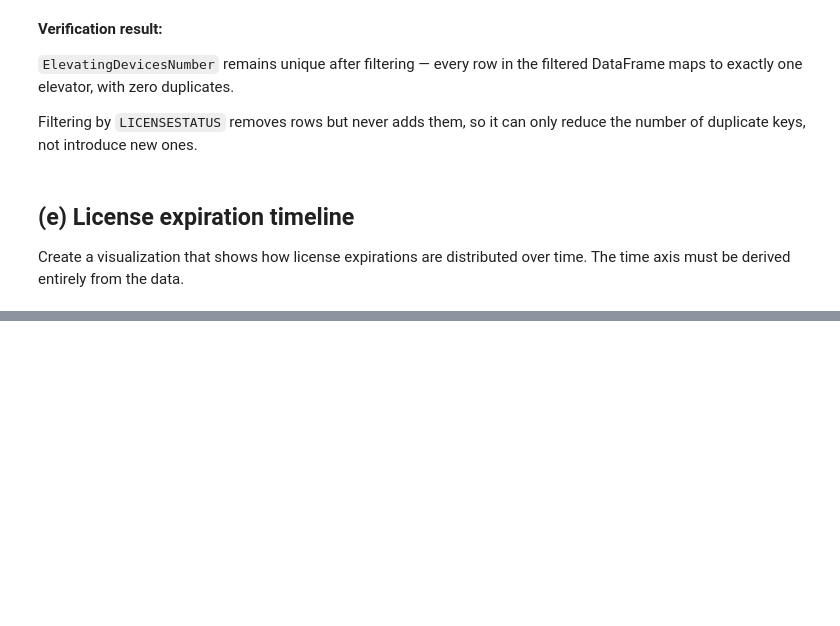
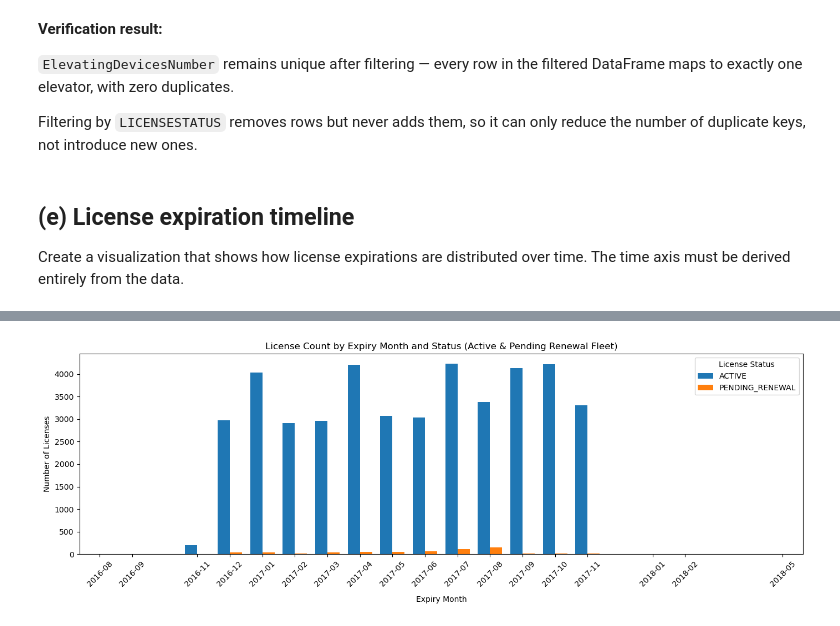
Before and after one commit to crisbol123/rocket-elevators-operations-dashboard, a Jupyter notebook: intelligence/license_analysis.ipynb, the cells around one changed output, grey strips where cells are left out. Saved outputs shown, nothing was run; the diff lists cells and outputs as text; code cells hidden in the pictures; blank space fills up the shorter version.

Commit message:
Extra-Mile 2: Add two-column visualization

```diff
--- a/intelligence/license_analysis.ipynb
+++ b/intelligence/license_analysis.ipynb
@@ -196,0 +192,25 @@ The time axis is generated entirely from the data: `expiry.dt.to_period("M").val
+# %%
+license_df["expiry_month"] = pd.to_datetime(
+    license_df["LICENSEEXPIRYDATE"], format="%d-%b-%y"
+).dt.to_period("M")
+
+grouped = (
+    license_df.groupby(["expiry_month", "LICENSESTATUS"])
+    .size()
+    .unstack("LICENSESTATUS")
+    .fillna(0)
+    .astype(int)
+)
+
+ax = grouped.plot(kind="bar", figsize=(14, 5), width=0.75)
+
+ax.set_xlabel("Expiry Month", labelpad=10)
+ax.set_ylabel("Number of Licenses")
+ax.set_title("License Count by Expiry Month and Status (Active & Pending Renewal Fleet)")
+ax.legend(title="License Status")
+ax.tick_params(axis="x", rotation=45)
+
+plt.tight_layout()
+plt.show()
+# %% [output]
+[figure, added]
```
Also changed, not shown: parts of 4 cells of this notebook.
